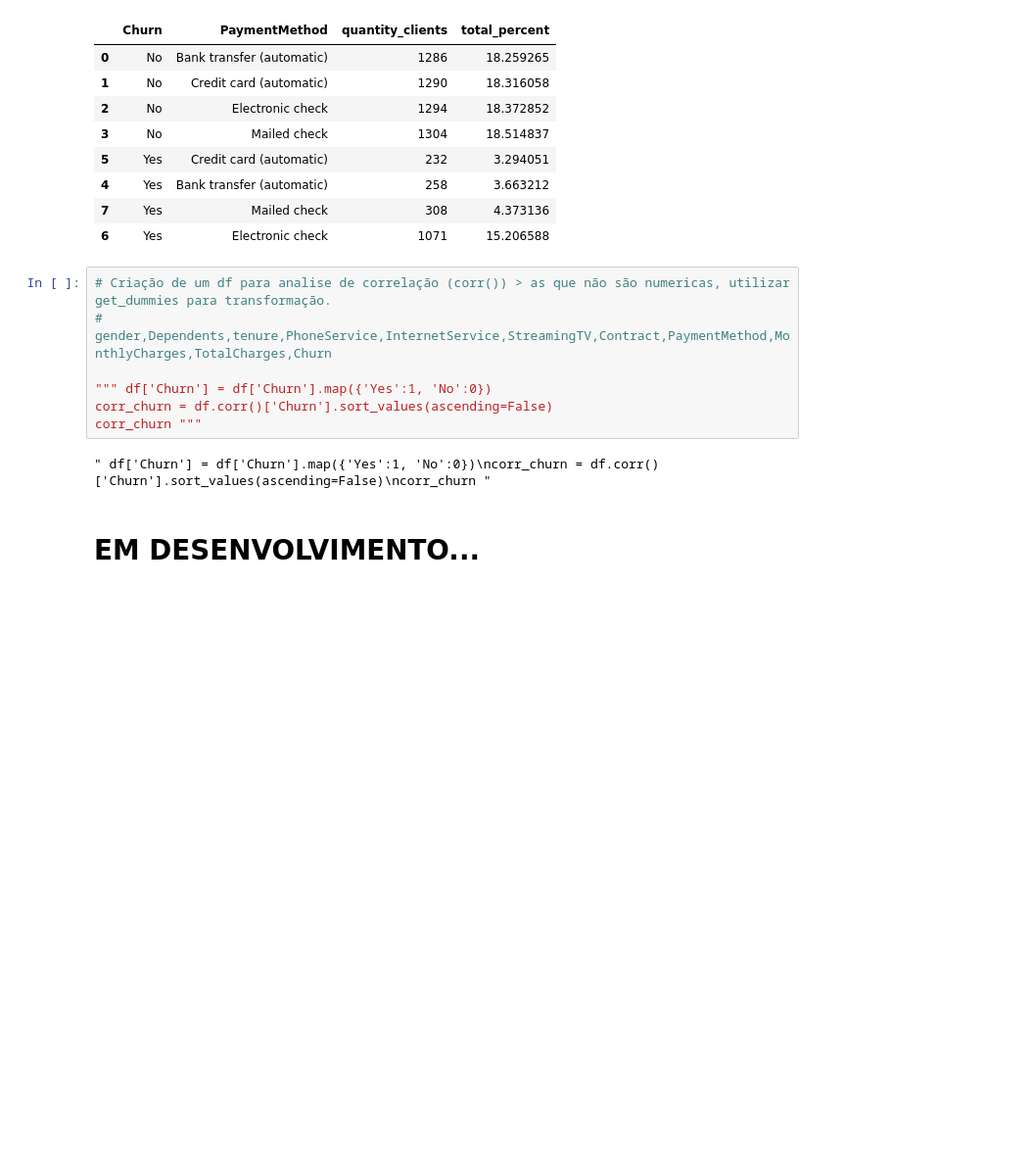
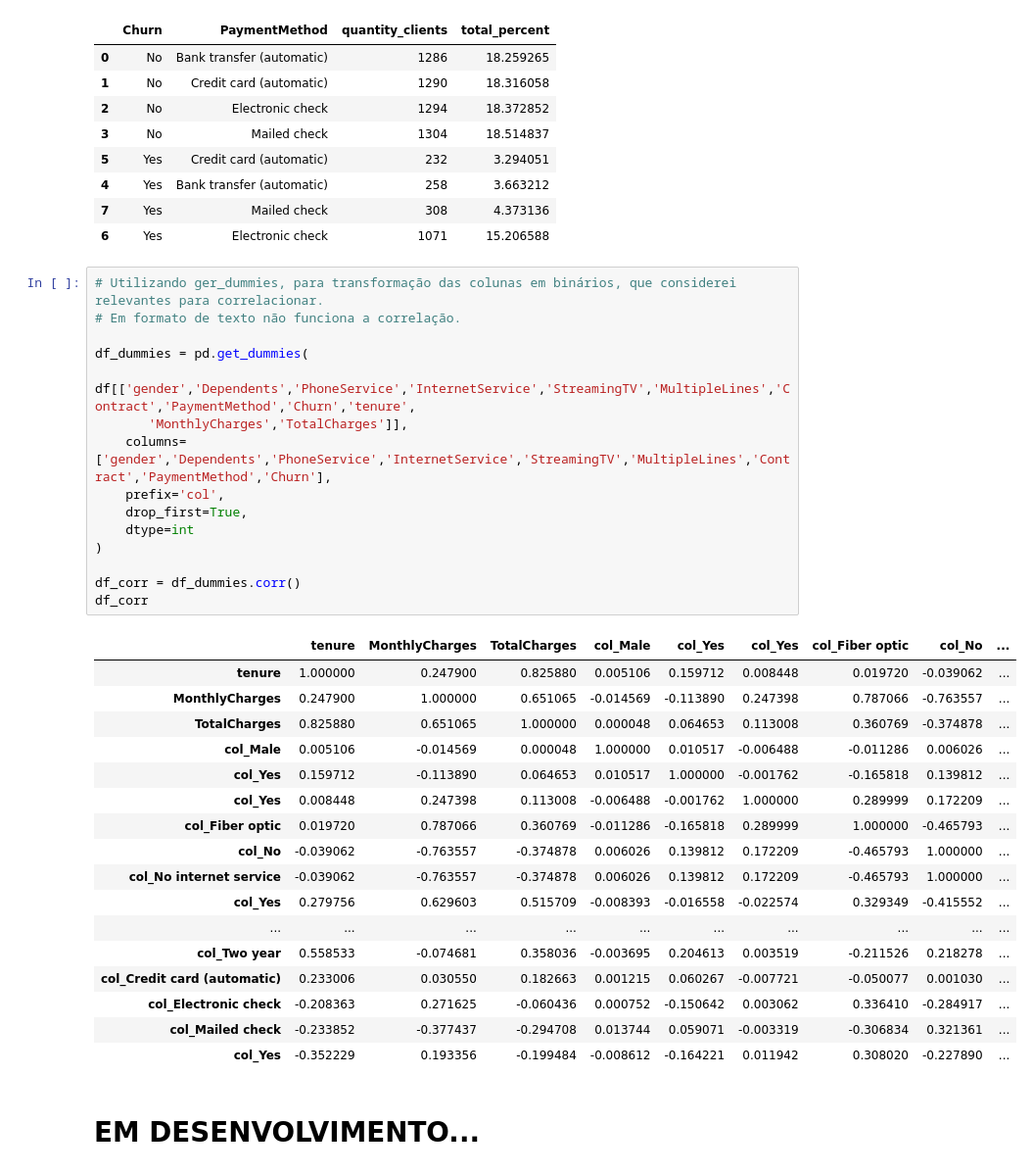
Before and after one commit to diogobueno-analytics/churn-prediction-ibm-telco, a Jupyter notebook: churn_prediction_ibm.ipynb, the cells around one changed output. Shown at 98% size. Cells and saved outputs as stored; diff of their text form; blank space fills up the shorter version.

```diff
--- a/churn_prediction_ibm.ipynb
+++ b/churn_prediction_ibm.ipynb
@@ -226,13 +229,37 @@ churn_payment.sort_values(by=['Churn','total_percent'])
 | 7 | Yes | Mailed check | 308 | 4.373136 |
 | 6 | Yes | Electronic check | 1071 | 15.206588 |
 # %%
-# Criação de um df para analise de correlação (corr()) > as que não são numericas, utilizar get_dummies para transformação.
-# gender,Dependents,tenure,PhoneService,InternetService,StreamingTV,Contract,PaymentMethod,MonthlyCharges,TotalCharges,Churn
+# Utilizando ger_dummies, para transformação das colunas em binários, que considerei relevantes para correlacionar.
+# Em formato de texto não funciona a correlação.
 
-""" df['Churn'] = df['Churn'].map({'Yes':1, 'No':0})
-corr_churn = df.corr()['Churn'].sort_values(ascending=False)
-corr_churn """
+df_dummies = pd.get_dummies(
+    df[['gender','Dependents','PhoneService','InternetService','StreamingTV','MultipleLines','Contract','PaymentMethod','Churn','tenure',
+       'MonthlyCharges','TotalCharges']],
+    columns=['gender','Dependents','PhoneService','InternetService','StreamingTV','MultipleLines','Contract','PaymentMethod','Churn'],
+    prefix='col',
+    drop_first=True,
+    dtype=int
+)
+
+df_corr = df_dummies.corr()
+df_corr
 # %% [output]
-" df['Churn'] = df['Churn'].map({'Yes':1, 'No':0})\ncorr_churn = df.corr()['Churn'].sort_values(ascending=False)\ncorr_churn "
+|  | tenure | MonthlyCharges | TotalCharges | col_Male | col_Yes | col_Yes | col_Fiber optic | col_No | ... |
+| tenure | 1.000000 | 0.247900 | 0.825880 | 0.005106 | 0.159712 | 0.008448 | 0.019720 | -0.039062 | ... |
+| MonthlyCharges | 0.247900 | 1.000000 | 0.651065 | -0.014569 | -0.113890 | 0.247398 | 0.787066 | -0.763557 | ... |
+| TotalCharges | 0.825880 | 0.651065 | 1.000000 | 0.000048 | 0.064653 | 0.113008 | 0.360769 | -0.374878 | ... |
+| col_Male | 0.005106 | -0.014569 | 0.000048 | 1.000000 | 0.010517 | -0.006488 | -0.011286 | 0.006026 | ... |
+| col_Yes | 0.159712 | -0.113890 | 0.064653 | 0.010517 | 1.000000 | -0.001762 | -0.165818 | 0.139812 | ... |
+| col_Yes | 0.008448 | 0.247398 | 0.113008 | -0.006488 | -0.001762 | 1.000000 | 0.289999 | 0.172209 | ... |
+| col_Fiber optic | 0.019720 | 0.787066 | 0.360769 | -0.011286 | -0.165818 | 0.289999 | 1.000000 | -0.465793 | ... |
+| col_No | -0.039062 | -0.763557 | -0.374878 | 0.006026 | 0.139812 | 0.172209 | -0.465793 | 1.000000 | ... |
+| col_No internet service | -0.039062 | -0.763557 | -0.374878 | 0.006026 | 0.139812 | 0.172209 | -0.465793 | 1.000000 | ... |
+| col_Yes | 0.279756 | 0.629603 | 0.515709 | -0.008393 | -0.016558 | -0.022574 | 0.329349 | -0.415552 | ... |
+| ... | ... | ... | ... | ... | ... | ... | ... | ... | ... |
+| col_Two year | 0.558533 | -0.074681 | 0.358036 | -0.003695 | 0.204613 | 0.003519 | -0.211526 | 0.218278 | ... |
+| col_Credit card (automatic) | 0.233006 | 0.030550 | 0.182663 | 0.001215 | 0.060267 | -0.007721 | -0.050077 | 0.001030 | ... |
+| col_Electronic check | -0.208363 | 0.271625 | -0.060436 | 0.000752 | -0.150642 | 0.003062 | 0.336410 | -0.284917 | ... |
+| col_Mailed check | -0.233852 | -0.377437 | -0.294708 | 0.013744 | 0.059071 | -0.003319 | -0.306834 | 0.321361 | ... |
+| col_Yes | -0.352229 | 0.193356 | -0.199484 | -0.008612 | -0.164221 | 0.011942 | 0.308020 | -0.227890 | ... |
 # %% [markdown]
 # EM DESENVOLVIMENTO...
```
Also changed, not shown: parts of 4 cells of this notebook.
